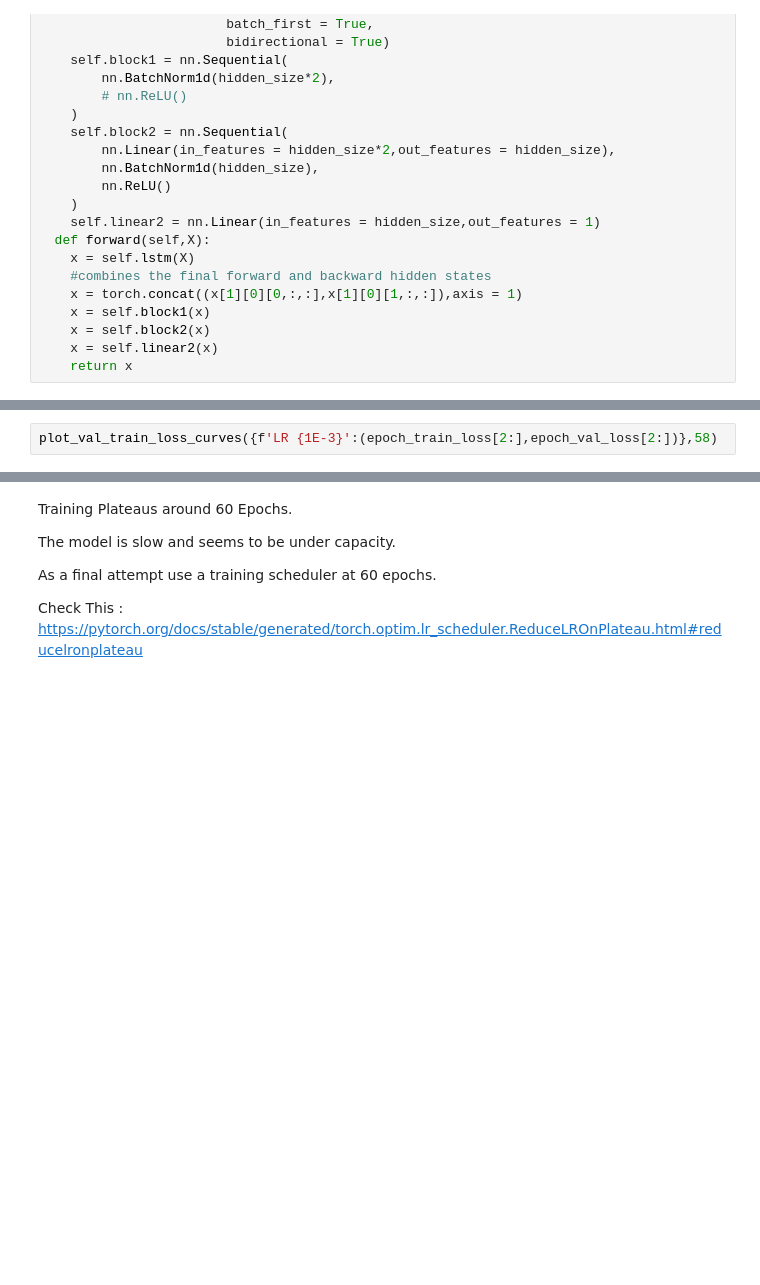
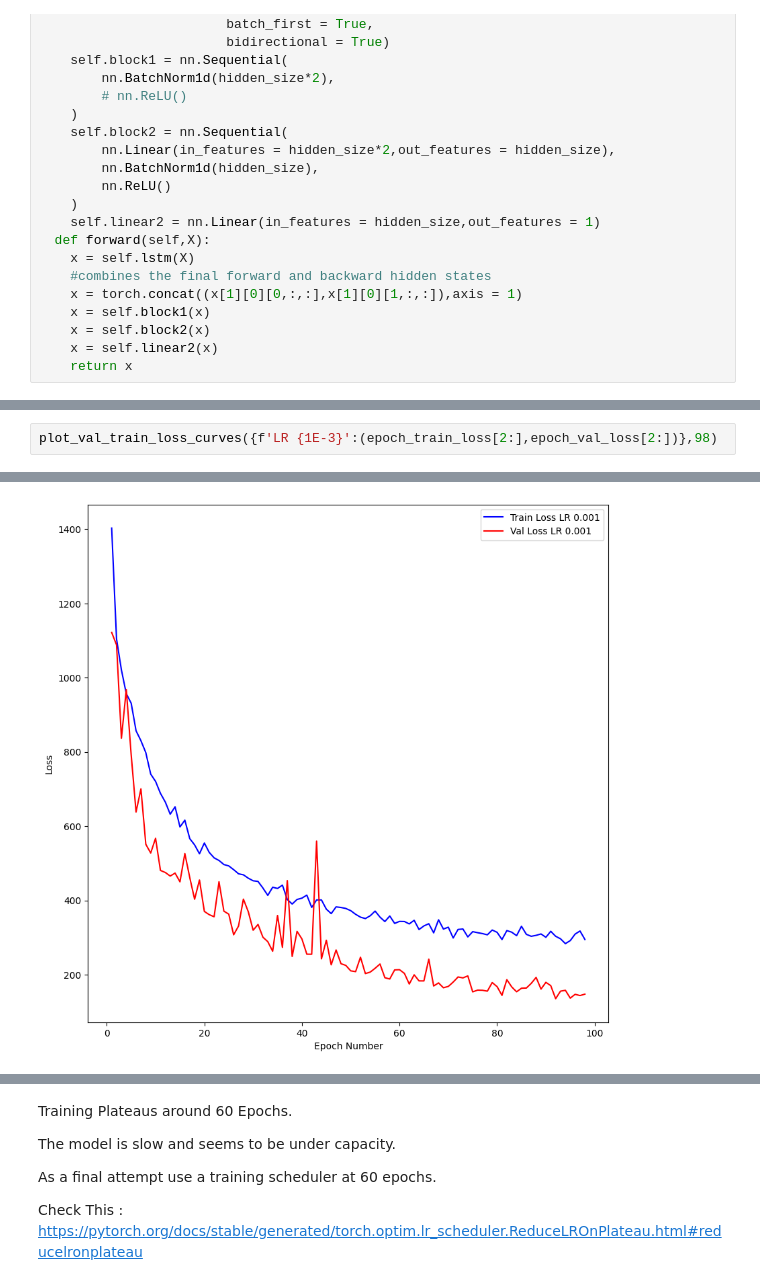
Before and after one commit to Pasindu19970808/RemainingUsefulLifePrediction, a Jupyter notebook: RUL_Prediction.ipynb, the cells around one changed output, grey strips where cells are left out. Saved outputs shown, nothing was run; the diff lists cells and outputs as text; blank space fills up the shorter version.

```diff
--- a/RUL_Prediction.ipynb
+++ b/RUL_Prediction.ipynb
@@ -449,2 +545,3 @@ model,epoch_train_loss,epoch_val_loss = train(model,epoch_number,train_dataloade
 # %%
-plot_val_train_loss_curves({f'LR {1E-3}':(epoch_train_loss[2:],epoch_val_loss[2:])},58)
+plot_val_train_loss_curves({f'LR {1E-3}':(epoch_train_loss[2:],epoch_val_loss[2:])},98)
+# %% [output]
@@ -451,3 +549,4 @@ plot_val_train_loss_curves({f'LR {1E-3}':(epoch_train_loss[2:],epoch_val_loss[2:
+[figure, added]
 # %%
 epoch_number = 100
 model = modelBiLSTM2(14,14,0).to(device)
```
Also changed, not shown: parts of 26 cells of this notebook.
